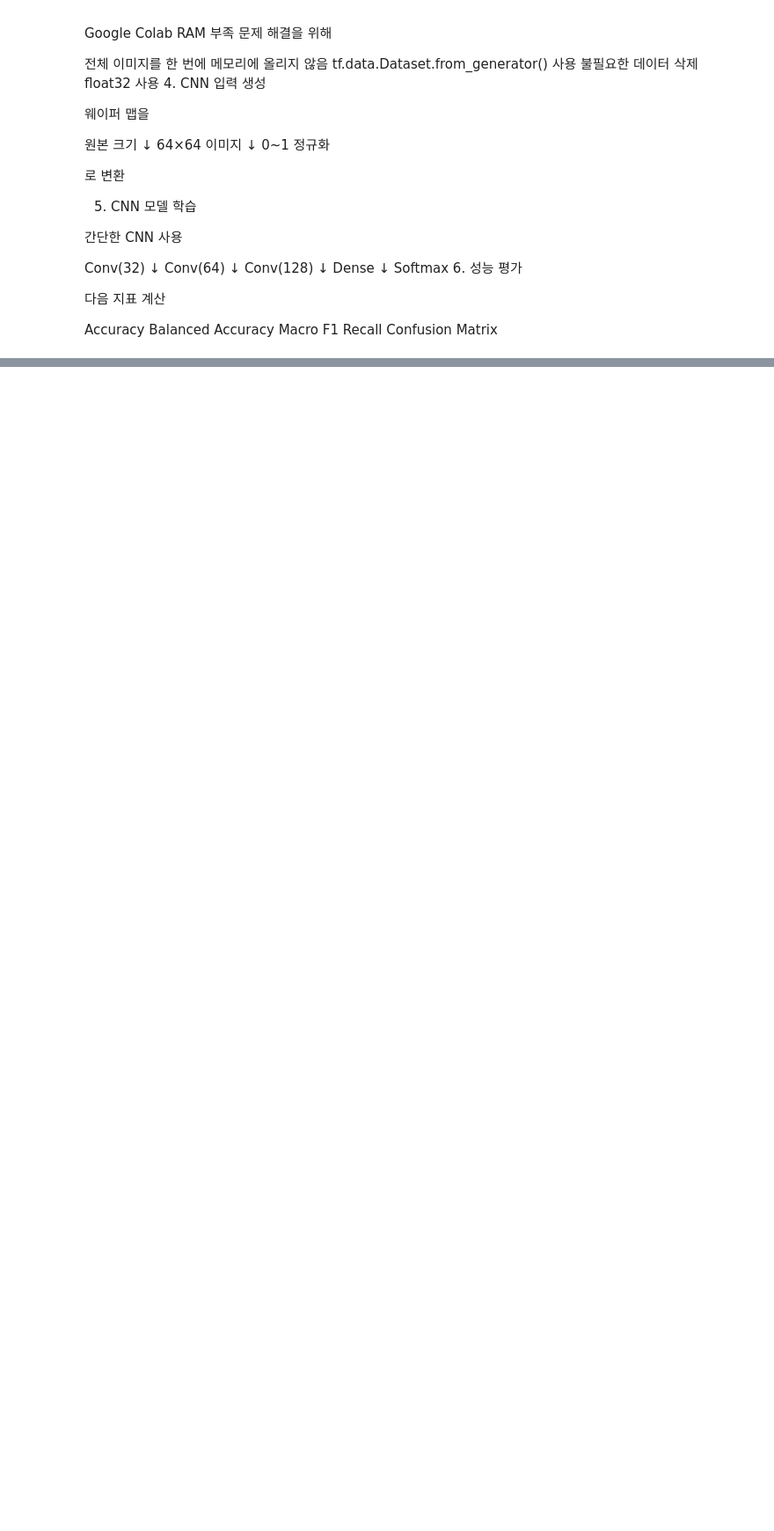
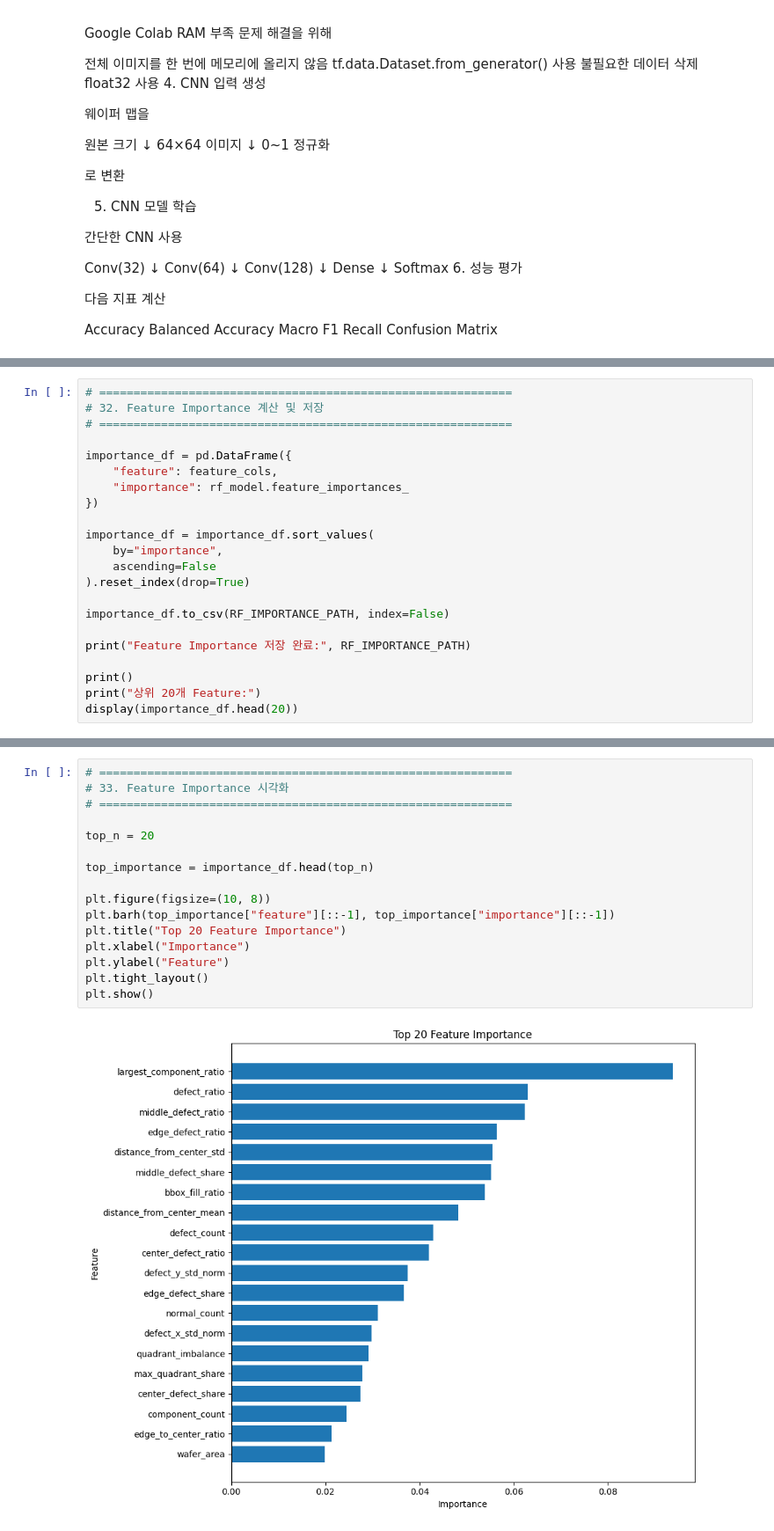
Before and after one commit to WooSeungJi/WM811K-Project, a Jupyter notebook: Ram_절약_WM_811K_Wafer_Map.ipynb, the cells around one changed output, grey strips where cells are left out. Shown at 88% size. Drawn from its saved outputs; the diff is of its cells as text; blank space fills up the shorter version.

```diff
--- a/Ram_절약_WM_811K_Wafer_Map.ipynb
+++ b/Ram_절약_WM_811K_Wafer_Map.ipynb
@@ -900,0 +1579,22 @@ Confusion Matrix
+# %%
+# ============================================================
+# 32. Feature Importance 계산 및 저장
+# ============================================================
+
+importance_df = pd.DataFrame({
+    "feature": feature_cols,
+    "importance": rf_model.feature_importances_
+})
+
+importance_df = importance_df.sort_values(
+    by="importance",
+    ascending=False
+).reset_index(drop=True)
+
+importance_df.to_csv(RF_IMPORTANCE_PATH, index=False)
+
+print("Feature Importance 저장 완료:", RF_IMPORTANCE_PATH)
+
+print()
+print("상위 20개 Feature:")
+display(importance_df.head(20))
@@ -900,0 +1622,18 @@ Confusion Matrix
+# %%
+# ============================================================
+# 33. Feature Importance 시각화
+# ============================================================
+
+top_n = 20
+
+top_importance = importance_df.head(top_n)
+
+plt.figure(figsize=(10, 8))
+plt.barh(top_importance["feature"][::-1], top_importance["importance"][::-1])
+plt.title("Top 20 Feature Importance")
+plt.xlabel("Importance")
+plt.ylabel("Feature")
+plt.tight_layout()
+plt.show()
+# %% [output]
+[figure, added]
```
Also changed, not shown: parts of 28 cells of this notebook.
